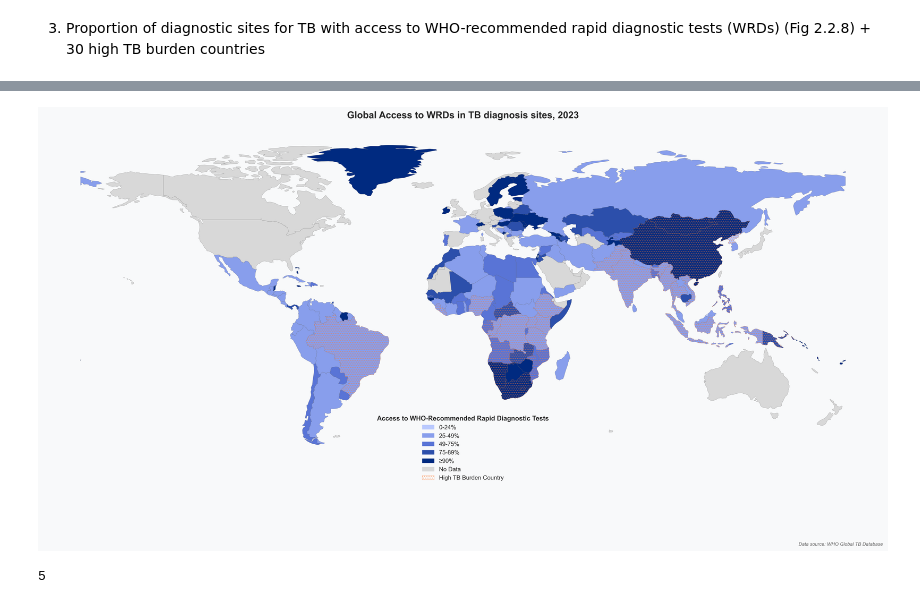
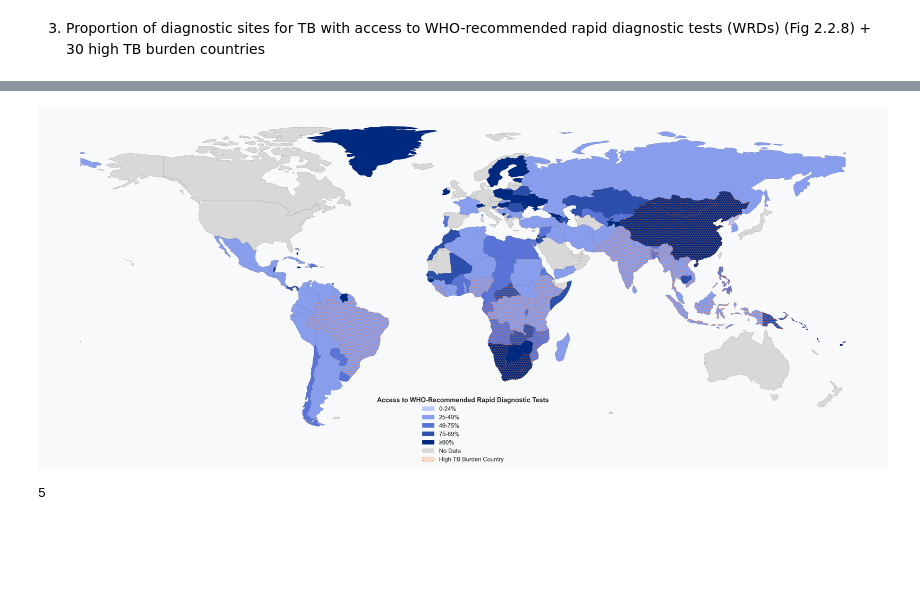
Before and after one commit to carol02r/dspp_capstone_msf, a Jupyter notebook: WHO/WHO_analysis.ipynb, the cells around one changed output, grey strips where cells are left out. Cells and saved outputs as stored; diff of their text form; code cells hidden in the pictures; blank space fills up the shorter version.

```diff
--- a/WHO/WHO_analysis.ipynb
+++ b/WHO/WHO_analysis.ipynb
@@ -408,2 +431,10 @@ wrd_pak.set_ylim(0, 100)
 # %% [markdown]
 3. Proportion of diagnostic sites for TB with access to WHO-recommended rapid diagnostic tests (WRDs) (Fig 2.2.8) + 30 high TB burden countries
+# %%
+#sort by wrd_pct ascending
+f2_2_8 =f2_2_8.sort_values(by='wrd_pct', ascending=False)
+f2_2_8.head(50)
+
+#show hbc30 = g_hb_tb
+f2_2_8_hbc30 = f2_2_8[f2_2_8['hbc30'] == 'g_hb_tb']
+f2_2_8_hbc30
@@ -474,46 +523,46 @@ hatch_patch = mpatches.Patch(facecolor='None',
                              label='High TB Burden Country',
                              edgecolor='#ff7d36',
                              linewidth=0.5,
-                             alpha=0.5)
+                             alpha=0.8)
 
 # Combine all legend elements
 all_patches = color_patches + [no_data_patch, hatch_patch]
 
 # Add legend with refined styling
 legend = ax.legend(handles=all_patches,
                   title="Access to WHO-Recommended Rapid Diagnostic Tests",
                   loc='lower center',
                   bbox_to_anchor=(0.5, -0.08),
                   fontsize=10)
 
 # Style the legend title
 legend.get_title().set_fontsize('11')
 legend.get_title().set_fontweight('bold')
 
 # Add title with better styling
-plt.title('Global Access to WRDs in TB diagnosis sites, 2023',
-          pad=20,
-          fontsize=16,
-          fontweight='bold')
+#plt.title('Global Access to WRDs in TB diagnosis sites, 2023',
+        #  pad=20,
+         # fontsize=16,
+         # fontweight='bold')
 
 # Add subtle caption
-plt.figtext(0.99, 0.01, 'Data source: WHO Global TB Database',
-            ha='right',
-            va='bottom',
-            fontsize=8,
-            style='italic',
-            color='#666666')
+#plt.figtext(0.99, 0.01, 'Data source: WHO Global TB Database',
+ #           ha='right',
+  #          va='bottom',
+   #         fontsize=8,
+    #        style='italic',
+     #       color='#666666')
 
 # Remove axes
 ax.set_axis_off()
 
 # Adjust layout to prevent clipping
 plt.tight_layout()
 
 # Show the plot
 plt.show()
 # %% [output]
-[figure, old version]
+[figure, new version]
 # %%
 #calculate number of g_hb_tb countries that have over 90% access to WRD
 g_hb_tb = f2_2_8_map[f2_2_8_map['hbc30'] == 'g_hb_tb']
```
Also changed, not shown: parts of 30 cells of this notebook, 25 other files.
